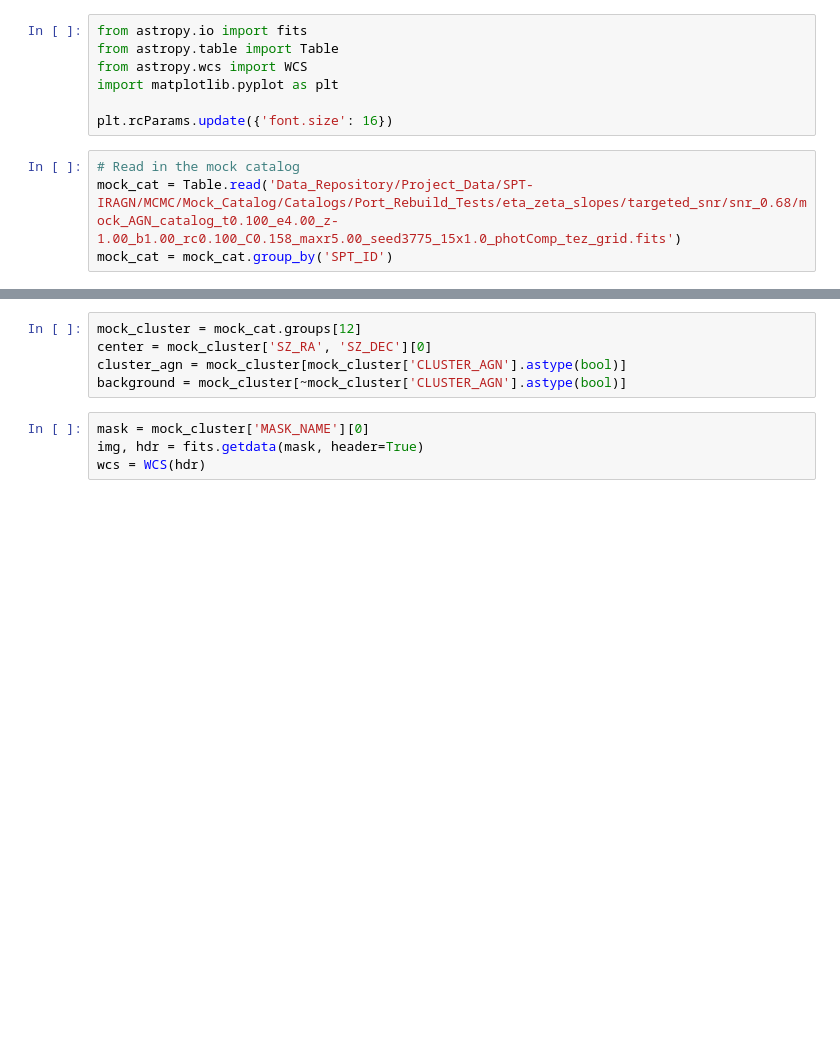
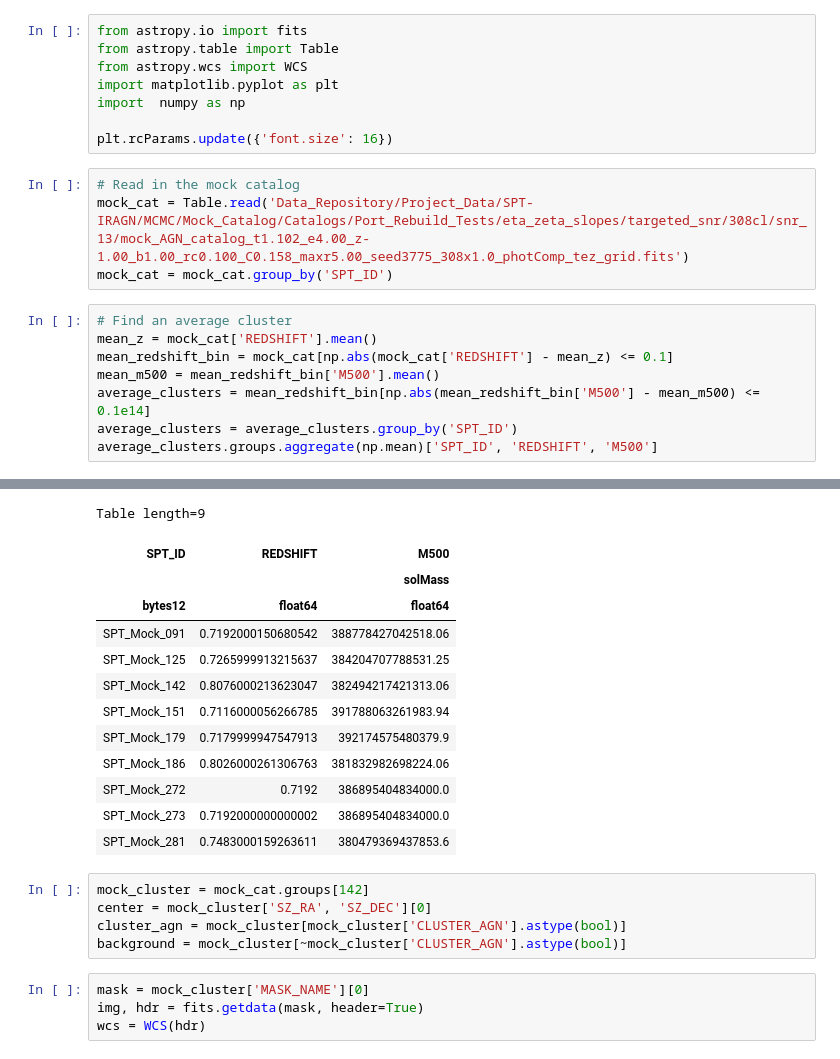
Before and after one commit to floydie7/SPT_AGN, a Jupyter notebook: SPTcl-IRAGN_example_mock_cluster_image.ipynb, the cells around one changed output, grey strips where cells are left out. Saved outputs shown, nothing was run; the diff lists cells and outputs as text; blank space fills up the shorter version.

```diff
--- a/SPTcl-IRAGN_example_mock_cluster_image.ipynb
+++ b/SPTcl-IRAGN_example_mock_cluster_image.ipynb
@@ -3,9 +3,19 @@ from astropy.io import fits
 from astropy.table import Table
 from astropy.wcs import WCS
 import matplotlib.pyplot as plt
+import  numpy as np
 
 plt.rcParams.update({'font.size': 16})
 # %%
 # Read in the mock catalog
-mock_cat = Table.read('Data_Repository/Project_Data/SPT-IRAGN/MCMC/Mock_Catalog/Catalogs/Port_Rebuild_Tests/eta_zeta_slopes/targeted_snr/snr_0.68/mock_AGN_catalog_t0.100_e4.00_z-1.00_b1.00_rc0.100_C0.158_maxr5.00_seed3775_15x1.0_photComp_tez_grid.fits')
+mock_cat = Table.read('Data_Repository/Project_Data/SPT-IRAGN/MCMC/Mock_Catalog/Catalogs/Port_Rebuild_Tests/eta_zeta_slopes/targeted_snr/308cl/snr_13/mock_AGN_catalog_t1.102_e4.00_z-1.00_b1.00_rc0.100_C0.158_maxr5.00_seed3775_308x1.0_photComp_tez_grid.fits')
 mock_cat = mock_cat.group_by('SPT_ID')
+# %%
+# Find an average cluster
+mean_z = mock_cat['REDSHIFT'].mean()
+mean_redshift_bin = mock_cat[np.abs(mock_cat['REDSHIFT'] - mean_z) <= 0.1]
+mean_m500 = mean_redshift_bin['M500'].mean()
+average_clusters = mean_redshift_bin[np.abs(mean_redshift_bin['M500'] - mean_m500) <= 0.1e14]
+average_clusters = average_clusters.group_by('SPT_ID')
+average_clusters.groups.aggregate(np.mean)['SPT_ID', 'REDSHIFT', 'M500']
+# %% [output]
@@ -12,5 +23,18 @@ mock_cat = mock_cat.group_by('SPT_ID')
+Table length=9
+| SPT_ID | REDSHIFT | M500 |
+|  |  | solMass |
+| bytes12 | float64 | float64 |
+| SPT_Mock_091 | 0.7192000150680542 | 388778427042518.06 |
+| SPT_Mock_125 | 0.7265999913215637 | 384204707788531.25 |
+| SPT_Mock_142 | 0.8076000213623047 | 382494217421313.06 |
+| SPT_Mock_151 | 0.7116000056266785 | 391788063261983.94 |
+| SPT_Mock_179 | 0.7179999947547913 | 392174575480379.9 |
+| SPT_Mock_186 | 0.8026000261306763 | 381832982698224.06 |
+| SPT_Mock_272 | 0.7192 | 386895404834000.0 |
+| SPT_Mock_273 | 0.7192000000000002 | 386895404834000.0 |
+| SPT_Mock_281 | 0.7483000159263611 | 380479369437853.6 |
 # %%
-mock_cluster = mock_cat.groups[12]
+mock_cluster = mock_cat.groups[142]
 center = mock_cluster['SZ_RA', 'SZ_DEC'][0]
 cluster_agn = mock_cluster[mock_cluster['CLUSTER_AGN'].astype(bool)]
 background = mock_cluster[~mock_cluster['CLUSTER_AGN'].astype(bool)]
```
Also changed, not shown: parts of 2 cells of this notebook, 10 other files.
